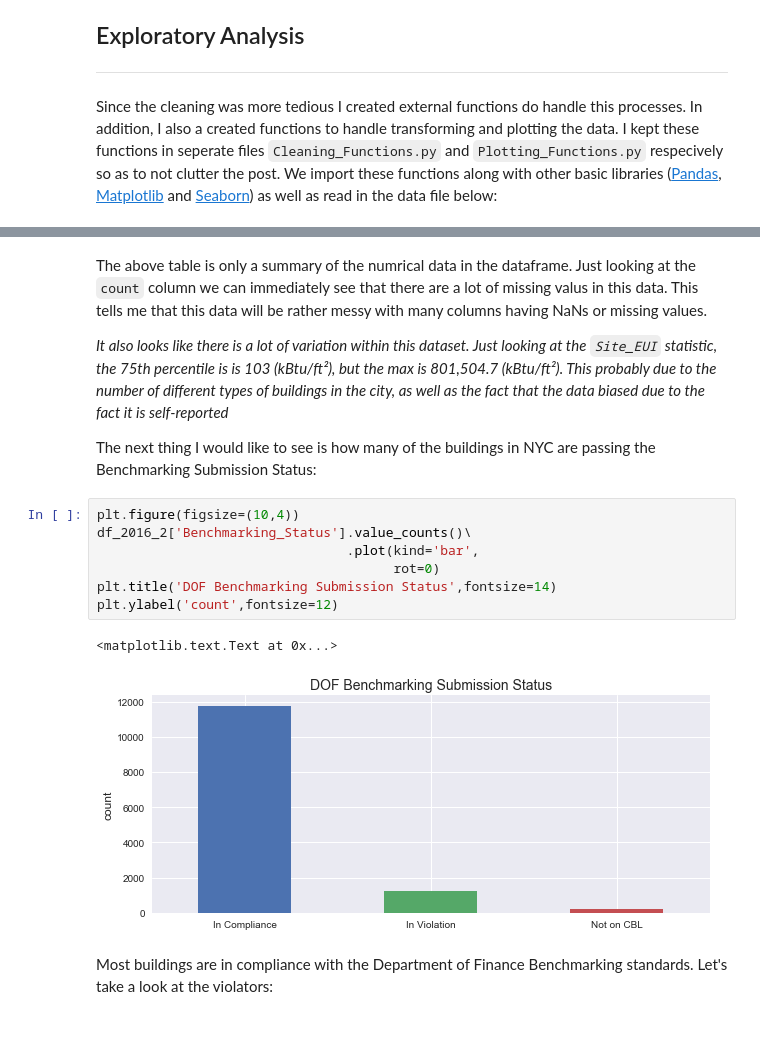
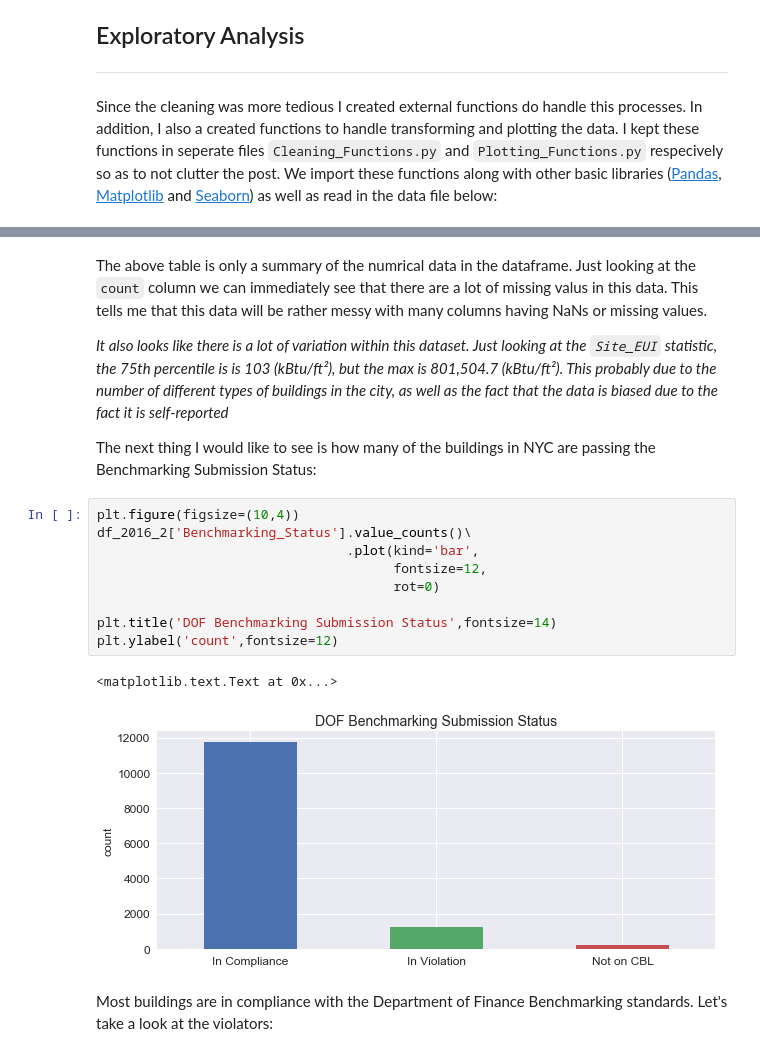
Before and after one commit to mdh266/NYCBuildingEnergyUse, a Jupyter notebook: Local_Law_84_Analysis.ipynb, the cells around one changed output, grey strips where cells are left out. Drawn from its saved outputs; the diff is of its cells as text; blank space fills up the shorter version.

```diff
--- a/Local_Law_84_Analysis.ipynb
+++ b/Local_Law_84_Analysis.ipynb
@@ -105,20 +115,22 @@ df_2016_2.drop(temp_cols_to_drop, axis=1)\
 # %% [markdown]
 The above table is only a summary of the numrical data in the dataframe. Just looking at the <code>count</code> column we can immediately see that there are a lot of missing valus in this data. This tells me that this data will be rather messy with many columns having NaNs or missing values.
 
-*It also looks like there is a lot of variation within this dataset.  Just looking at the <code>Site_EUI</code> statistic, the 75th percentile is is 103 (kBtu/ft²), but the max is 801,504.7 (kBtu/ft²).  This probably due to the number of different types of buildings in the city, as well as the fact that the data biased due to the fact it is self-reported*
+*It also looks like there is a lot of variation within this dataset.  Just looking at the <code>Site_EUI</code> statistic, the 75th percentile is is 103 (kBtu/ft²), but the max is 801,504.7 (kBtu/ft²).  This probably due to the number of different types of buildings in the city, as well as the fact that the data is biased due to the fact it is self-reported*
 
 
 The next thing I would like to see is how many of the buildings in NYC are passing the Benchmarking Submission Status:
 # %%
 plt.figure(figsize=(10,4))
 df_2016_2['Benchmarking_Status'].value_counts()\
                                 .plot(kind='bar',
+                                      fontsize=12,
                                       rot=0)
+
 plt.title('DOF Benchmarking Submission Status',fontsize=14)
 plt.ylabel('count',fontsize=12)
 # %% [output]
 <matplotlib.text.Text at 0x...>
-[figure, old version]
+[figure, new version]
 # %% [markdown]
 Most buildings are in compliance with the Department of Finance Benchmarking standards. Let's take a look at the violators:
 # %%
```
Also changed, not shown: parts of 114 cells of this notebook, 3 other files.
